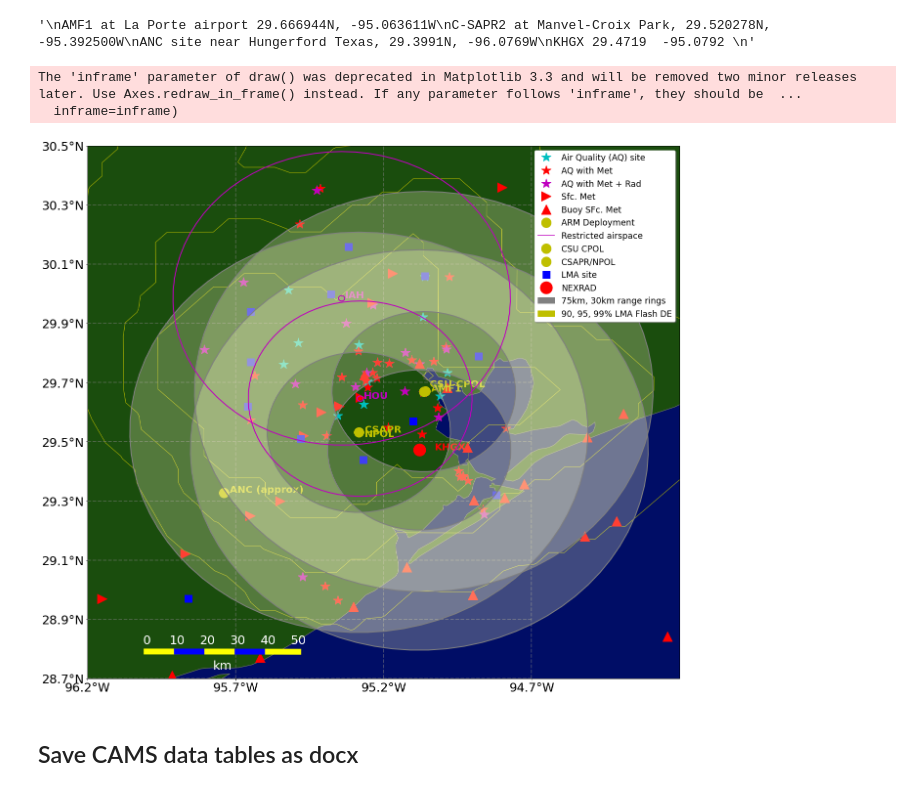
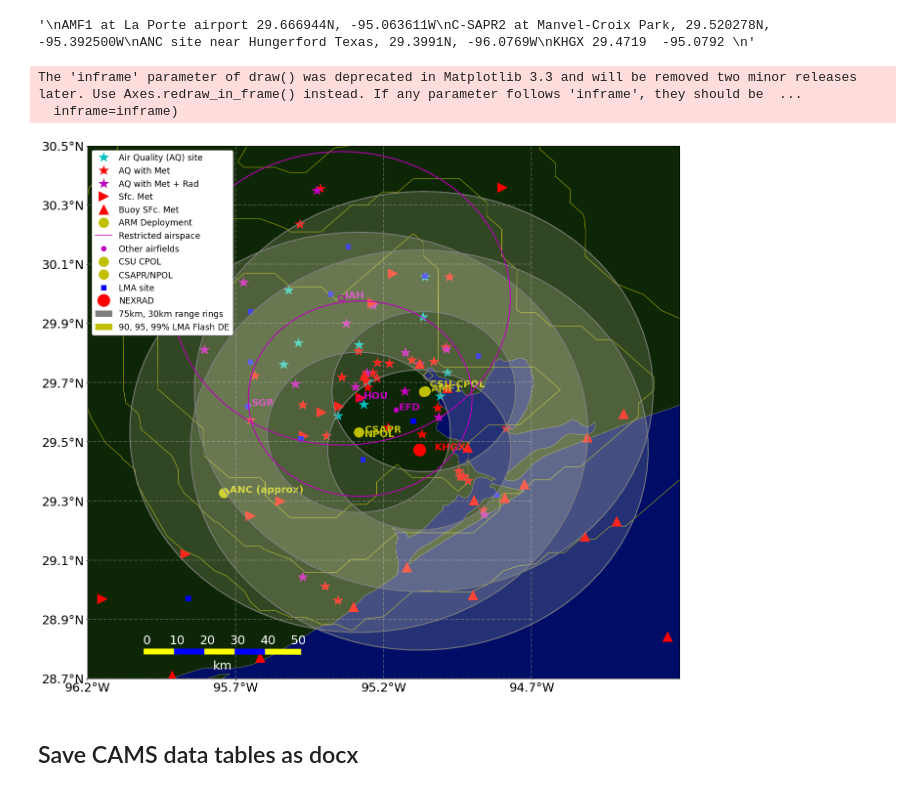
Before and after one commit to ARM-Development/TRACER, a Jupyter notebook: notebooks/TRACER_map.ipynb, the cells around one changed output. Cells and saved outputs as stored; diff of their text form; code cells hidden in the pictures.

Commit message:
More airports, tweak colors

```diff
--- a/notebooks/TRACER_map.ipynb
+++ b/notebooks/TRACER_map.ipynb
@@ -206,6 +206,10 @@ classB_airport_sites=pd.DataFrame({'Latitude' : [29.9844353, 29.6454167,],
                          'Longitude' : [-95.3414425, -95.2788889],
                          'SiteName':['IAH', 'HOU']}, index=['IAH', 'HOU'])
 
+other_airport_sites=pd.DataFrame({'Latitude' : [ 29.6073333,29.6222486,],
+                         'Longitude' : [-95.1587500,-95.6565342],
+                         'SiteName':['EFD', 'SGR']}, index=['EFD', 'SGR'])
+
 csucpol_site=pd.DataFrame({'Latitude' : [29.6692500],
                          'Longitude' : [-95.0641944], 'SiteName':['CSU-CPOL']})
 # %%
@@ -322,7 +326,7 @@ def circle(geod, lon, lat, radius, n_samples=360):
                                      )
     return lons, lats
 
-def rring(radii_km, ctr_lons, ctr_lats, intersect=(0,1), color=(1.0,1.0,0.8,0.25), edgecolor=(0.0,0.0,0.0,1.0)):
+def rring(radii_km, ctr_lons, ctr_lats, intersect=(0,1), color=(1.0,1.0,0.8,0.15), edgecolor=(0.0,0.0,0.0,1.0)):
     """Plot range rings for each center position at the radii indicated in radii_km.
 
     Also find the intersection of all annuli (donuts) formed by the circles corresponding
@@ -393,7 +397,7 @@ if False: #len(request.imgs) > 0:
     ax.add_image(request, 8, zorder=0)
 else:
     ax.add_feature(coast, edgecolor='k', facecolor=(0.0,0.05,0.4))
-    ax.add_feature(states_provinces_filled, edgecolor='gray', facecolor=(0.1, 0.3, 0.05))
+    ax.add_feature(states_provinces_filled, edgecolor='gray', facecolor=(0.05, 0.15, 0.02))
 
 
 line_collection = boys_locs.plot(marker='*', color='green',ax = ax)
@@ -418,7 +422,8 @@ plot_points_from_df(nws_sites, 'r>', ssize=20, label='Sfc. Met')
 plot_points_from_df(bouy_sites, 'r^', ssize=20, label='Buoy SFc. Met')
 
 plot_points_from_df(arm_sites, 'yo', ssize=20, label='ARM Deployment')
-plot_points_from_df(classB_airport_sites, 'm', ssize=20, label='Restricted airspace')
+plot_points_from_df(classB_airport_sites, 'm', ssize=10, label='Restricted airspace')
+plot_points_from_df(other_airport_sites, 'mo', ssize=10, label='Other airfields')
 plot_points_from_df(csucpol_site, 'yo', ssize=20, label='CSU CPOL')
 plot_points_from_df(csapr_site, 'yo', ssize=20, label='CSAPR/NPOL')
 
@@ -427,44 +432,43 @@ plot_text(csapr_site, dx=0.02, tcol='y', )
 plot_text(npol_site, dx=0.02, tcol='y', valign='top')
 plot_text(csucpol_site, dx=0.02, tcol='y', valign='bottom')
 plot_text(classB_airport_sites, dx=0.01, tcol='m')
+plot_text(other_airport_sites, dx=0.01, tcol='m')
 
-
-
-plot_points_from_df(lma_locs, 'bs', ssize=15, label='LMA site')
+plot_points_from_df(lma_locs, 'bs', ssize=10, label='LMA site')
 
 #{'b', 'g', 'r', 'c', 'm', 'y', 'k', 'w'}
 plot_points_from_df(nexrad_sites, 'ro', ssize=25, label='NEXRAD')
 plot_text(nexrad_sites, dx=0.05, tcol='r')
 
 radar_ring_color=(0.5,)*3
 rring((30, 75), [csapr_site['Longitude'][0], nexrad_sites['Longitude'][0], csucpol_site['Longitude'][0]],
                 [csapr_site['Latitude'][0], nexrad_sites['Latitude'][0], csucpol_site['Latitude'][0]],
                 edgecolor=radar_ring_color)
 
 rring((1.0, 36.6), [classB_airport_sites['Longitude']['HOU']], [classB_airport_sites['Latitude']['HOU']], color=(0.0,0.0,0.0,0.0), edgecolor='m' )
 rring((1.0, 55.0), [classB_airport_sites['Longitude']['IAH']], [classB_airport_sites['Latitude']['IAH']], color=(0.0,0.0,0.0,0.0), edgecolor='m'  )
 
 extraString = '75km, 30km range rings'
 handles, labels = plt.gca().get_legend_handles_labels()
 handles.append(mpatches.Patch(color=radar_ring_color, label=extraString))
 
 ax.add_feature(lma_flash_de, facecolor='none', edgecolor='y')
 handles.append(mpatches.Patch(color='y', label='90, 95, 99% LMA Flash DE'))
 
 
 scale_bar_left(plt.gca(), bars=5, linewidth=12, fs=25, col='white', length=50)
 
-legend = plt.legend(shadow=True, fontsize='xx-large', handles=handles)
+legend = plt.legend(shadow=True, fontsize='xx-large', loc='upper left', handles=handles)
 legend.set_zorder(20)  # put the legend on top
 plt.tight_layout()
 
 
 plt.savefig('../images/texas_HGB_sites.png', dpi=300)
 plt.show()
 # %% [output]
 The 'inframe' parameter of draw() was deprecated in Matplotlib 3.3 and will be removed two minor releases later. Use Axes.redraw_in_frame() instead. If any parameter follows 'inframe', they should be  ...
   inframe=inframe)
-[figure, old version]
+[figure, new version]
 # %% [markdown]
 ## Save CAMS data tables as docx
 # %%
```
Also changed, not shown: 1 other file.
